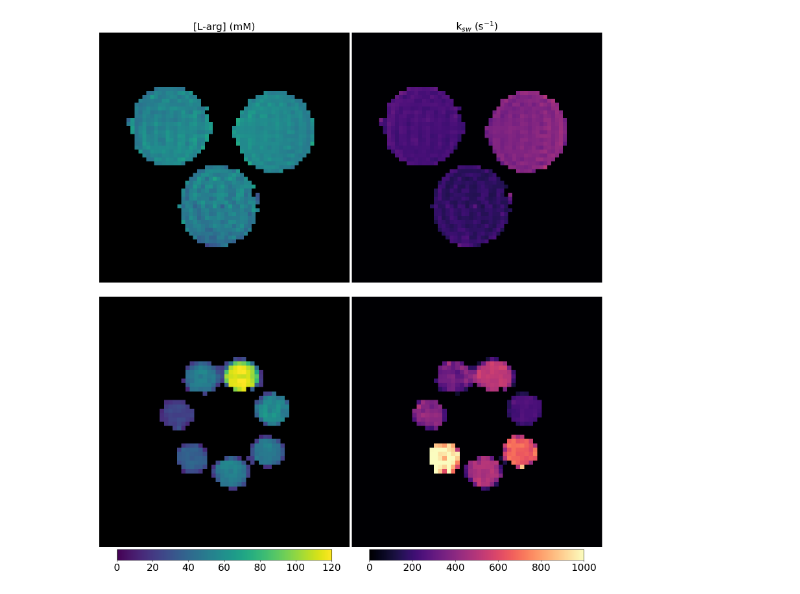
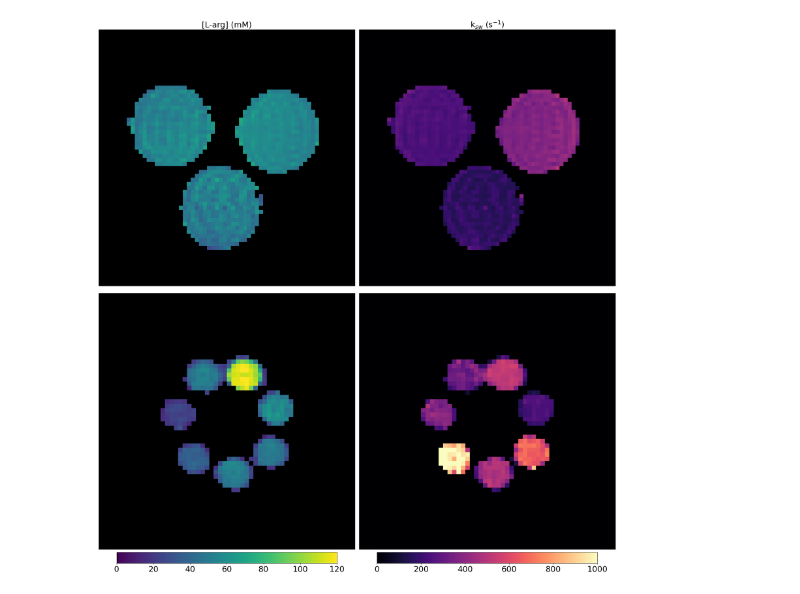
Before and after one commit to momentum-laboratory/molecular-mrf, a Jupyter notebook: deep_reco_example/visualization.ipynb, the cells around one changed output. Drawn from its saved outputs; the diff is of its cells as text; code cells hidden in the pictures.

Commit message:
fix deep_reco: paths, training, and saving to eps instead of pdf

```diff
--- a/deep_reco_example/visualization.ipynb
+++ b/deep_reco_example/visualization.ipynb
@@ -9,54 +9,54 @@ import os
 # Function to modify the viridis colormap to start with black
 def create_black_viridis():
     original_viridis = plt.cm.get_cmap('viridis')
     colors = original_viridis(np.arange(original_viridis.N))
     colors[0, :3] = 0  # Set the lowest value to black
     return mcolors.LinearSegmentedColormap.from_list('black_viridis', colors)
 
 # Load data and masks
 quant_maps7 = sio.loadmat(r'results/nn_reco_maps_preclinical.mat')
 quant_maps = sio.loadmat(r'results/nn_reco_maps_clinical.mat')
 
-
 # Combine masks for more refined visualization
 
 # load mask from created using dot-product values
-mask7 = np.load(f'{os.path.dirname(os.getcwd())}/dot_prod_example/mask.npy')
+mask_pre = np.load(f'{os.path.dirname(os.getcwd())}/dot_prod_example/mask.npy')
 # load mask from created using dot-product values
 mask = np.load(f'{os.path.dirname(os.getcwd())}/dot_prod_example/mask_3T.npy')
 
 for k,v in quant_maps.items():
     if k not in ['__header__', '__version__', '__globals__']:
         quant_maps[k] = v[15:-15, 15:-15]
 
 mask = mask[15:-15, 15:-15]
 
 # Create a black-start viridis colormap
 b_viridis = create_black_viridis()
 
-# Initialize PDF
-with PdfPages('results/dot_product_results_both.pdf') as pdf:
-    fig, axs = plt.subplots(2, 2, figsize=(20, 21.5))
-    fig.subplots_adjust(wspace=0.01, hspace=0.001)  # Remove spacing between subplots
+fig_fn = r'results/dot_product_results_both.eps'
 
-    data_info = [
-        (quant_maps7['fs'] * 110e3 / 3 * mask7, b_viridis, '[L-arg] (mM)', np.arange(0, 140, 20), (0, 120)),
-        (quant_maps7['ksw'] * mask7, 'magma', 'k$_{sw}$ (s$^{-1}$)', np.arange(0, 1200, 200), (0, 1000)),
-        (quant_maps['fs'] * 110e3 / 3 * mask, b_viridis, '', np.arange(0, 140, 20), (0, 120)),
-        (quant_maps['ksw'] * mask, 'magma', '', np.arange(0, 1200, 200), (0, 1000)),
-    ]
+fig, axs = plt.subplots(2, 2, figsize=(20, 21.5))
+fig.subplots_adjust(wspace=0.01, hspace=0.001)  # Remove spacing between subplots
 
-    for i, (ax, (data, cmap, title, ticks, clim)) in enumerate(zip(axs.flat, data_info)):
-        im = ax.imshow(data, cmap=cmap)
-        im.set_clim(*clim)
-        if title:
-            ax.set_title(title, fontsize=22)
-        ax.set_axis_off()
-        if i > 1:
-            orientation = 'horizontal'
-            cb = fig.colorbar(im, ax=ax, orientation=orientation, ticks=ticks, pad=0.01, fraction=0.04)
-            cb.ax.tick_params(labelsize=22)
+data_info = [
+    (quant_maps7['fs'] * 110e3 / 3 * mask_pre, b_viridis, '[L-arg] (mM)', np.arange(0, 140, 20), (0, 120)),
+    (quant_maps7['ksw'] * mask_pre, 'magma', 'k$_{sw}$ (s$^{-1}$)', np.arange(0, 1200, 200), (0, 1000)),
+    (quant_maps['fs'] * 110e3 / 3 * mask, b_viridis, '', np.arange(0, 140, 20), (0, 120)),
+    (quant_maps['ksw'] * mask, 'magma', '', np.arange(0, 1200, 200), (0, 1000)),
+]
 
-    pdf.savefig(fig)
+for i, (ax, (data, cmap, title, ticks, clim)) in enumerate(zip(axs.flat, data_info)):
+    im = ax.imshow(data, cmap=cmap)
+    im.set_clim(*clim)
+    if title:
+        ax.set_title(title, fontsize=22)
+    ax.set_axis_off()
+    if i > 1:
+        orientation = 'horizontal'
+        cb = fig.colorbar(im, ax=ax, orientation=orientation, ticks=ticks, pad=0.01, fraction=0.04)
+        cb.ax.tick_params(labelsize=22)
+
+plt.tight_layout()
+plt.savefig(fig_fn, format='eps')
 # %% [output]
-[figure, old version]
+[figure, new version]
```
Also changed, not shown: 5 other files.
